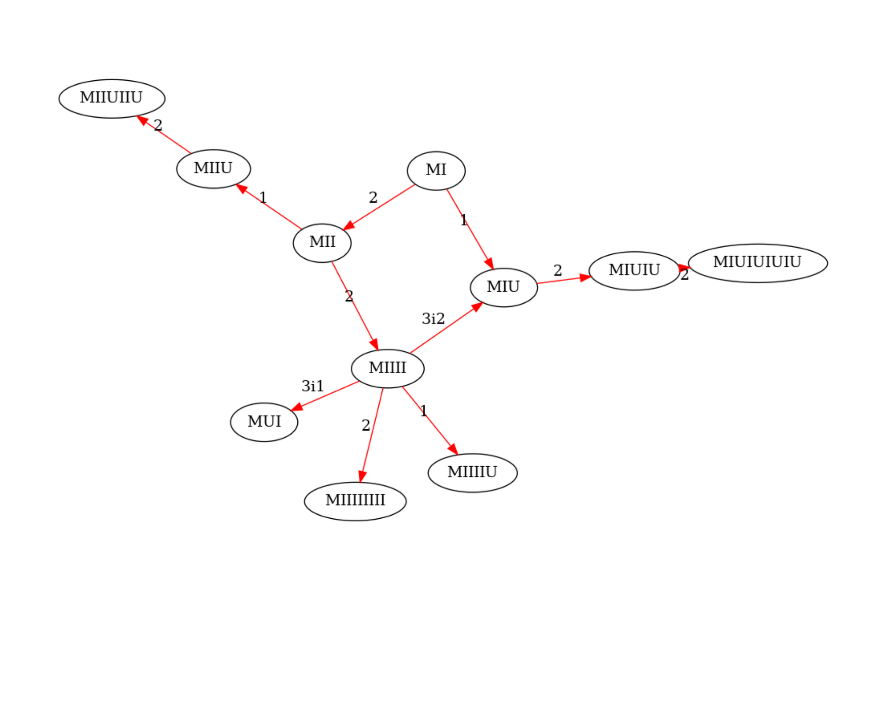
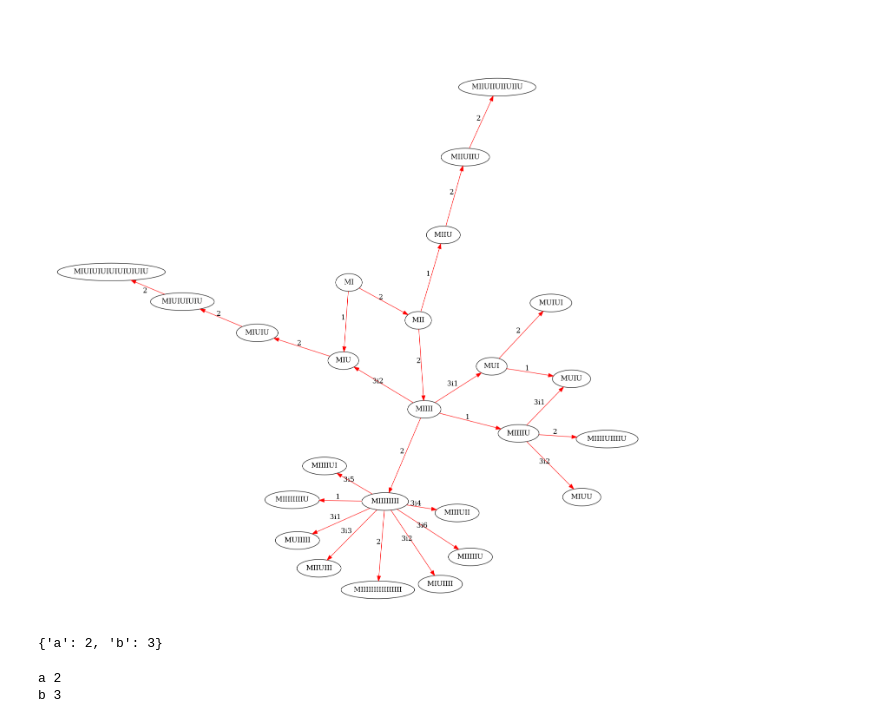
Before and after one commit to teerev/hofstadter-miu-puzzle, a Jupyter notebook: miu.ipynb, the cells around one changed output. Saved outputs shown, nothing was run; the diff lists cells and outputs as text; code cells hidden in the pictures; blank space fills up the shorter version.

```diff
--- a/miu.ipynb
+++ b/miu.ipynb
@@ -34,7 +34,7 @@ class miuPuzzle:
 
     """
     A class to represent Douglas Hofstadter's impossible MIU-puzzle and its variants
-    based on a starting string. (The axiom.)
+    based on a starting string (The axiom.).
     """
 
     def __init__(self, axiom):
@@ -116,7 +116,7 @@ class miuPuzzle:
             options[self.apply_rule_two(string)] = '2'
 
         # Applying rule three generally involves a for loop because it can be applied at different
-        # indices in the string. For example 'MIIIIU' can be mapped to either 'MUIU' or 'MIUU'
+        # indices in the string. For example 'MIIIIU' can be mapped to either 'MUIU' or 'MIUU'.
         if self.rule_three_possible(string):
             for index in self.rule_three_indices(string):
                 options[self.apply_rule_three(string, index)] = f'3i{index}'
@@ -179,7 +179,9 @@ class miuPuzzle:
     def random_traversal(self, string, num_steps):
 
         """
-        Take a random walk through the local network.
+        Given a starting string (axiom) and a number of steps, returns a dictionary of resultant strings
+        and the rules used to get those strings. Can be thought of as a random walk through the
+        directed graph of available strings (nodes) accessible by the available rules (edges).
         """
 
         path = dict()
@@ -207,16 +209,29 @@ class miuPuzzle:
 
     def discover_local_network(self, string, num_steps):
 
-        nodes = set([string,])
+        """
+        Given a starting string (axiom) and a maximum number of steps, returns a nested dictionary of all
+        possible resultant strings (nodes) accessible by the available rules (edges).
+
+        WARNING: Scales extremely poorly for num_steps > 7.
+        """
+
+        # collect discovered strings (nodes) in a set, starting with the axiom node
+        nodes = {string,}
+
+        # collect discovered edges in a dictionary ((parent node, child node) tuple as keys, rule as values))
         edges = dict()
 
         i=0
         while i<num_steps:
 
+            # empty list to collect nodes (strings) that are adjacent to the existing set of nodes
             new_neighbours = []
             for node in nodes:
 
+                # get all accessible strings from the current string (node) and the corresponding rules
                 neighbour_rule_pairs = self.get_options(node)
+
 
                 for neighbour_rule_pair in neighbour_rule_pairs.items():
 
@@ -268,11 +283,26 @@ class miuPuzzle:
 # %%
 mi = miuPuzzle(axiom='MI')
 
-network = mi.discover_local_network(string=mi.axiom, num_steps=3)
+network = mi.discover_local_network(string=mi.axiom, num_steps=4)
+
 
 # sanity check
 assert 'MU' not in network['nodes']
 
 mi.plot_network(network)
 # %% [output]
-[figure, old version]
+[figure, new version]
+# %%
+d = dict()
+d['a'] = 2
+d['b'] = 3
+
+d
+# %% [output]
+{'a': 2, 'b': 3}
+# %%
+for letter, number in d.items():
+    print(letter, number)
+# %% [output]
+a 2
+b 3
```
